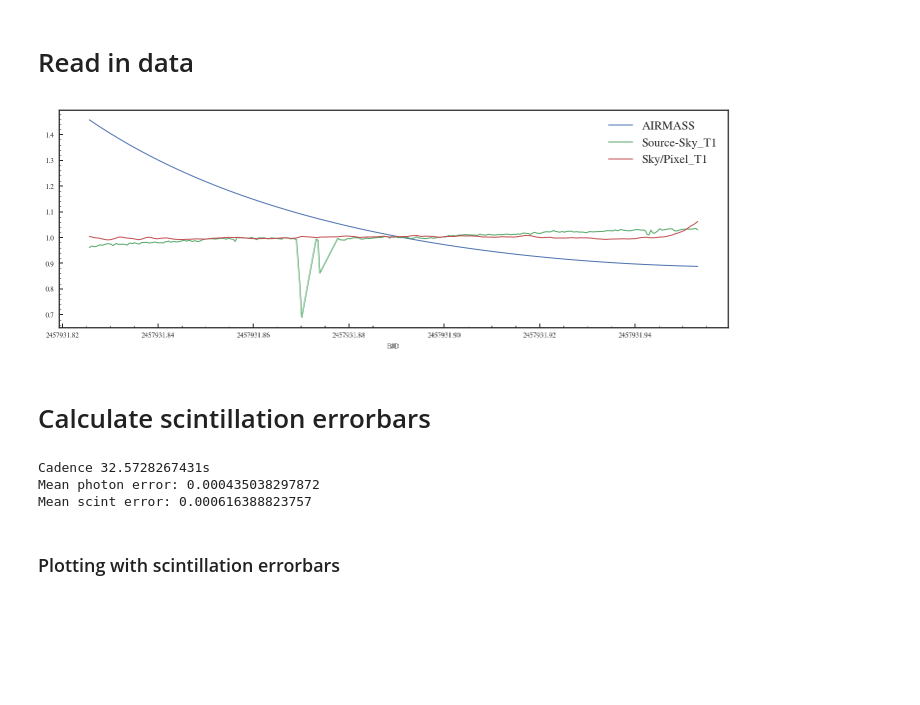
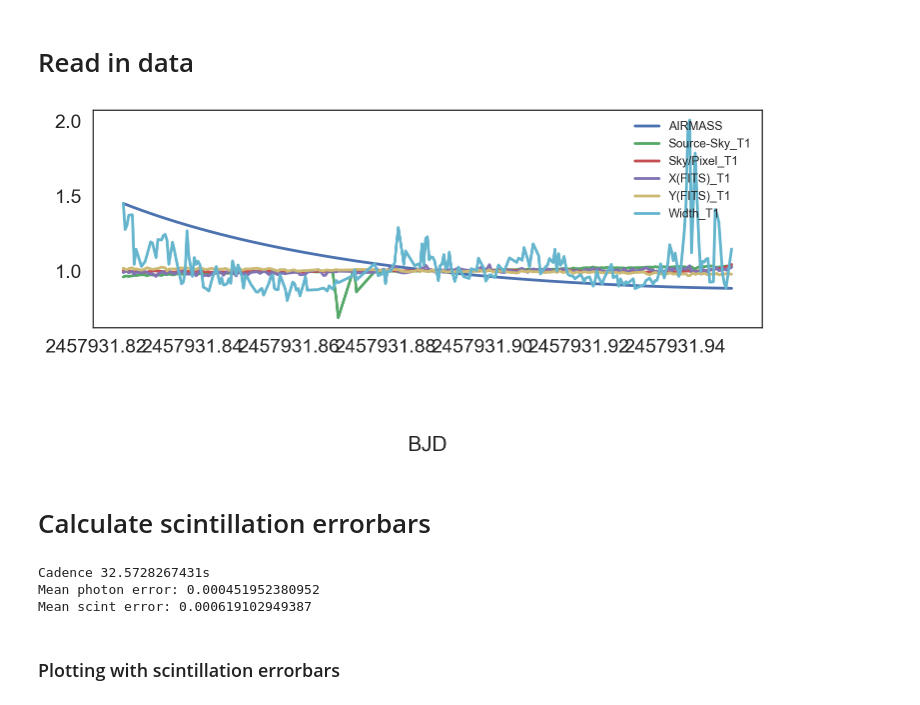
Before and after one commit to gummiks/Diffuser-Assisted-K2-Followup, a Jupyter notebook: notebooks/Final -- K2-28b -- Ground based.ipynb, the cells around one changed output. Cells and saved outputs as stored; diff of their text form; code cells hidden in the pictures; blank space fills up the shorter version.

```diff
--- a/notebooks/Final -- K2-28b -- Ground based.ipynb
+++ b/notebooks/Final -- K2-28b -- Ground based.ipynb
@@ -38,20 +43,24 @@ utils.norm_mean
 # %% [markdown]
 # Read in data
 # %%
-df_ground = pd.read_csv("../data/k2_28b/Processed_K2-28b-diffuserin-30s_measurements.xls",sep="\t")
+df_ground = pd.read_csv("../data/k2_28b/Processed_K2-28b_final_measurements.xls",sep="\t")
 # Take out bad sky points
-df_ground = df_ground[0:-20]
+#df_ground = df_ground[0:-20]
+#df_ground = df_ground[(df_ground.BJD_TDB < 2457931.888) ^ (df_ground.BJD_TDB > 2457931.892)]
 
 fig, ax = plt.subplots(figsize=(12,4))
 ax.plot(df_ground.BJD_TDB,utils.norm_median(df_ground.AIRMASS))
 ax.plot(df_ground.BJD_TDB,utils.norm_median(df_ground["Source-Sky_T1"]))
 ax.plot(df_ground.BJD_TDB,((utils.norm_median(df_ground["Sky/Pixel_T1"])-1)*0.1)+1.)
+ax.plot(df_ground.BJD_TDB,((utils.norm_median(df_ground["X(FITS)_T1"])-1)*10.)+1.)
+ax.plot(df_ground.BJD_TDB,((utils.norm_median(df_ground["Y(FITS)_T1"])-1)*10.)+1.)
+ax.plot(df_ground.BJD_TDB,((utils.norm_median(df_ground["Width_T1"])-1)*10.)+1.)
 
 ax.set_xlabel("BJD")
 ax.legend(loc="upper right",fontsize=12)
 ax.minorticks_on()
 # %% [output]
-[figure, old version]
+[figure, new version]
 # %% [markdown]
 # Calculate scintillation errorbars
 # %%
@@ -76,8 +85,8 @@ scint_error = utils.scintillation_noise(350.,df_ground.AIRMASS.values,cadence,27
 tot_error = np.sqrt(scint_error**2.+err_ground**2.)
 # %% [output]
 Cadence 32.5728267431s
-Mean photon error: 0.000435038297872
-Mean scint error: 0.000616388823757
+Mean photon error: 0.000451952380952
+Mean scint error: 0.000619102949387
 # %% [markdown]
 ### Plotting with scintillation errorbars
 # %%
```
Also changed, not shown: parts of 14 cells of this notebook, 3 other files.
